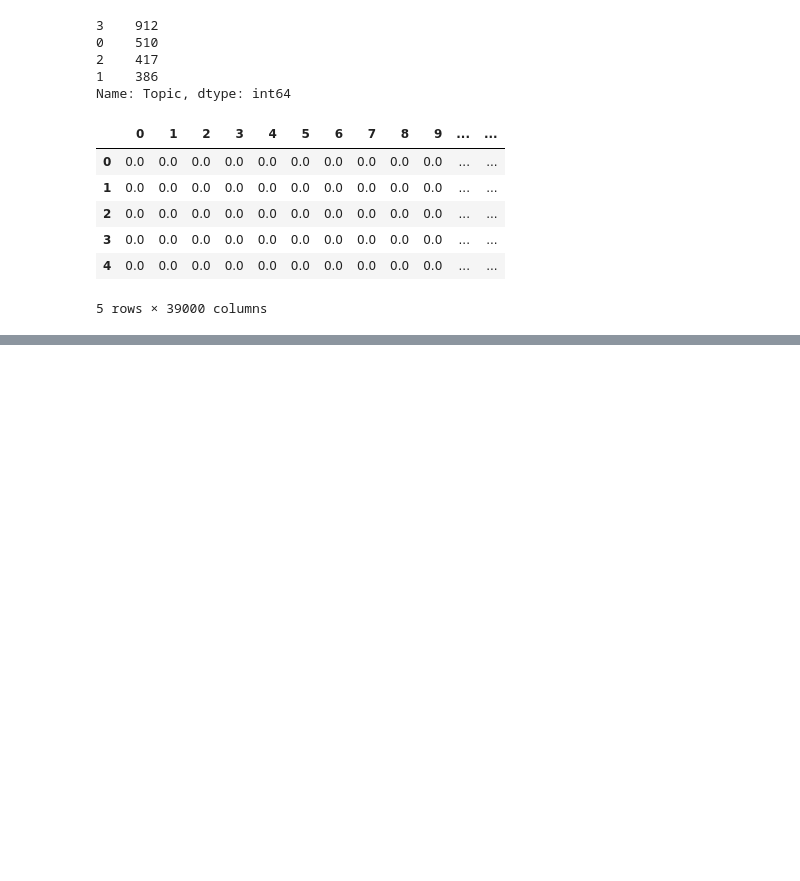
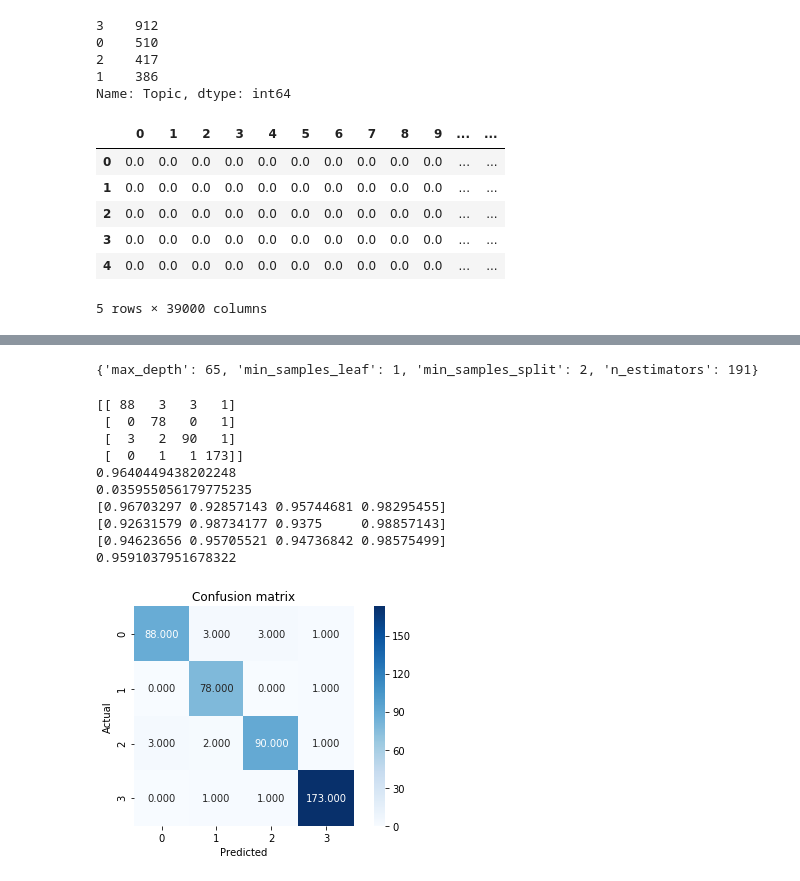
Before and after one commit to kalyankumarp/News_Articles_Categorisation, a Jupyter notebook: News_Articles.ipynb, the cells around one changed output, grey strips where cells are left out. Drawn from its saved outputs; the diff is of its cells as text; code cells hidden in the pictures; blank space fills up the shorter version.

```diff
--- a/News_Articles.ipynb
+++ b/News_Articles.ipynb
@@ -385,0 +454,69 @@ print(metrics.f1_score(y_test, y_pred, average = None)) # F1 score
+# %%
+# With PCA and Random Forest
+
+def objective_func(args):
+    n_estimators = args['n_estimators']
+    max_depth = args['max_depth']
+    min_samples_split = args['min_samples_split']
+#    criterion = args['criterion']
+#    max_features = args['max_features']
+    min_samples_leaf = args['min_samples_leaf']
+
+    #    clf = RandomForestClassifier(n_estimators = n_estimators, max_depth = max_depth, criterion=criterion,
+ #                      max_features=max_features,min_samples_leaf=min_samples_leaf, min_samples_split=min_samples_split)
+
+    clf = RandomForestClassifier(n_estimators = n_estimators, max_depth = max_depth, min_samples_leaf=min_samples_leaf, min_samples_split=min_samples_split, n_jobs = -1)
+
+    clf.fit(x_pca,y_train.values.ravel())
+    y_pred = clf.predict(x_valpca)
+    f1 = -(f1_score(y_pred,y_val,  average='macro'))
+    return f1
+space = {'n_estimators': hp.choice('n_estimators', range(200, 1001)),
+         'max_depth': hp.choice('max_depth', range(20,101)),
+#         'criterion': hp.choice('criterion',['gini', 'entropy']),
+#         'max_features': hp.choice('max_features', ['auto', 'sqrt']),
+        'min_samples_split': hp.choice('min_samples_split', range(2,11)),
+         'min_samples_leaf' : hp.choice('min_samples_leaf',range(1,5))}
+
+
+
+best_classifier = fmin(objective_func, space, algo=tpe.suggest, max_evals=61)
+print(best_classifier)
+# %% [output]
+{'max_depth': 65, 'min_samples_leaf': 1, 'min_samples_split': 2, 'n_estimators': 191}
+# %%
+bc = RandomForestClassifier(max_depth = best_classifier['max_depth'], min_samples_leaf = best_classifier['min_samples_leaf'], min_samples_split = best_classifier['min_samples_split'],
+                            n_estimators = best_classifier['n_estimators'])
+bc.fit(x_pca, y_train)
+
+y_pred = bc.predict(x_testpca)
+# Compute confusion matrix
+conf_matrix = metrics.confusion_matrix(y_test, y_pred)
+print(conf_matrix)
+
+# Plot confusion matrix
+sns.heatmap(conf_matrix, annot = True, fmt = ".3f", square = True, cmap = plt.cm.Blues)
+plt.ylabel('Actual')
+plt.xlabel('Predicted')
+plt.title('Confusion matrix')
+plt.tight_layout()
+
+# Compute evaluation metrics
+print(metrics.accuracy_score(y_test, y_pred)) # accuracy
+print(1 - metrics.accuracy_score(y_test, y_pred)) # error
+print(metrics.precision_score(y_test, y_pred, average = None)) # precision
+print(metrics.recall_score(y_test, y_pred, average = None)) # recall
+print(metrics.f1_score(y_test, y_pred, average = None)) # F1 score
+print(metrics.f1_score(y_test, y_pred, average = 'macro')) # F1 score average
+# %% [output]
+[[ 88   3   3   1]
+ [  0  78   0   1]
+ [  3   2  90   1]
+ [  0   1   1 173]]
+0.9640449438202248
+0.035955056179775235
+[0.96703297 0.92857143 0.95744681 0.98295455]
+[0.92631579 0.98734177 0.9375     0.98857143]
+[0.94623656 0.95705521 0.94736842 0.98575499]
+0.9591037951678322
+[figure, added]
```
Also changed, not shown: parts of 16 cells of this notebook.
